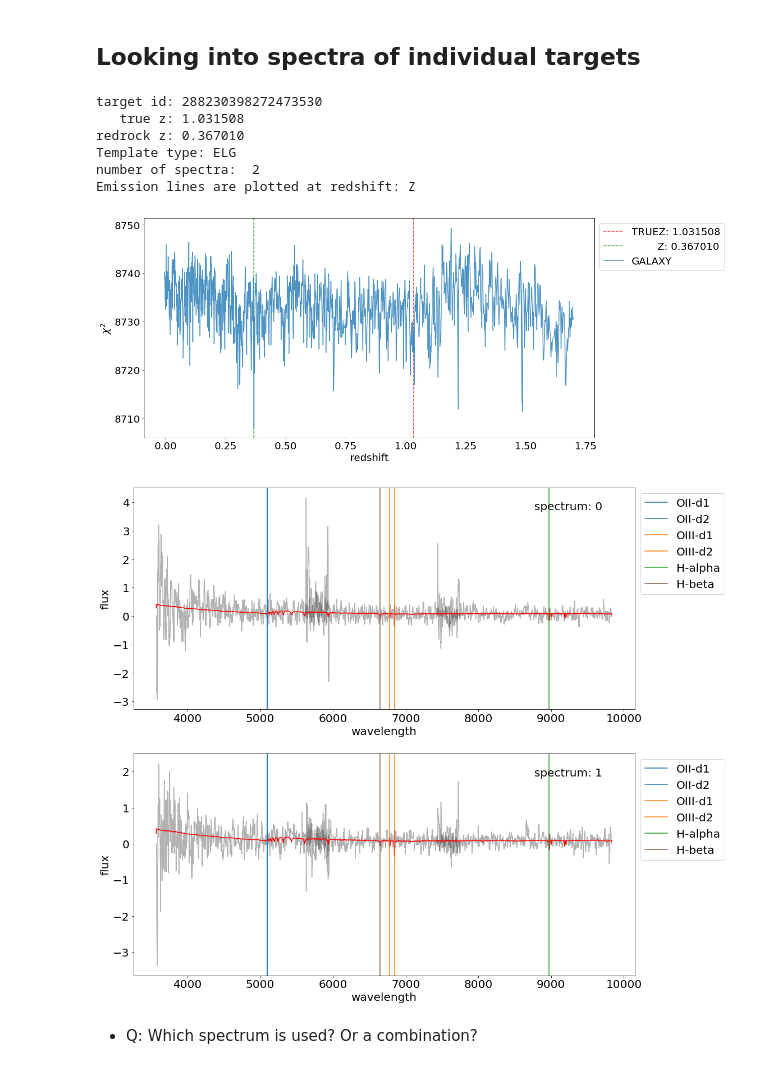
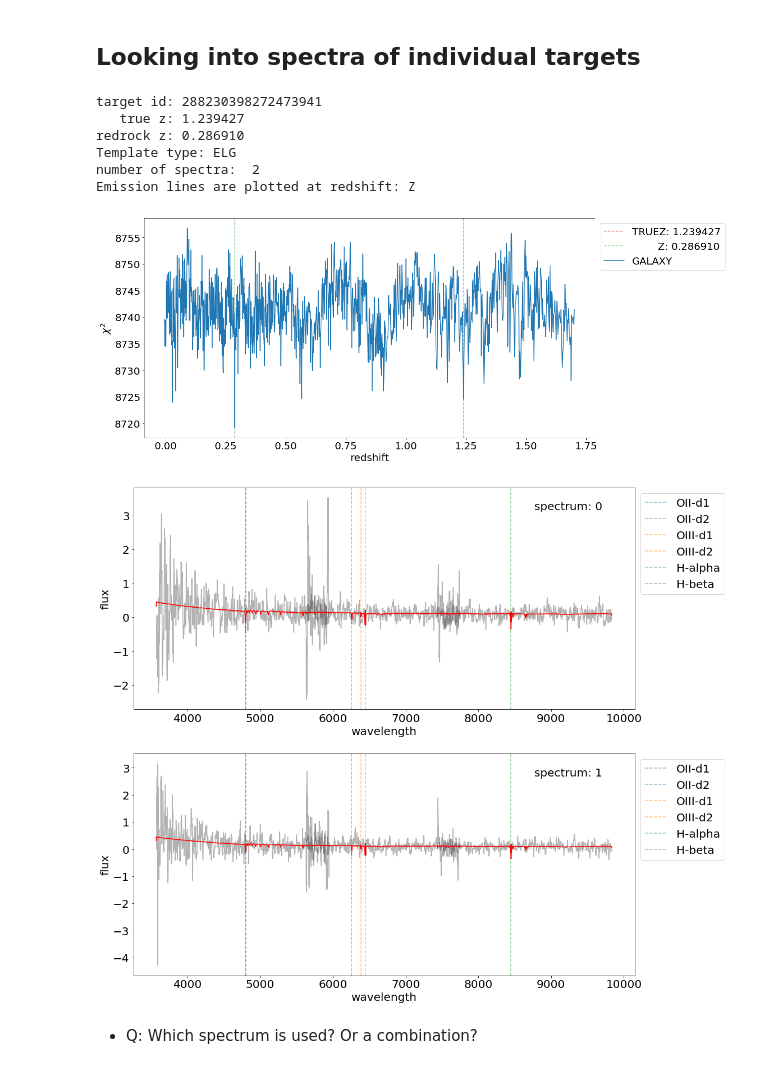
Before and after one commit to Yucheng-Zhang/desi_nbs, a Jupyter notebook: demo/elg_zfitting.ipynb, the cells around one changed output. Cells and saved outputs as stored; diff of their text form; code cells hidden in the pictures.

```diff
--- a/demo/elg_zfitting.ipynb
+++ b/demo/elg_zfitting.ipynb
@@ -547,6 +547,11 @@ def plot_spec(ax, z, specot, twave, tflux, ss=0, ks=1):
     bwave = specot.wave['b']; rwave = specot.wave['r']; zwave = specot.wave['z']
     bflux = specot.flux['b']; rflux = specot.flux['r']; zflux = specot.flux['z']
 
+    # plot a few emission lines
+    for e in emls.keys():
+        ax.axvline((1+z)*emls[e], label=e, c=eml_colors[e], alpha=0.5, ls='--')
+    ax.legend(bbox_to_anchor=(1, 1), loc='upper left')
+
     # spectral resolution
     tbflux = Resolution(specot.resolution_data['b'][0]).dot(resample_flux(specot.wave['b'], twave, tflux))
     trflux = Resolution(specot.resolution_data['r'][0]).dot(resample_flux(specot.wave['r'], twave, tflux))
@@ -558,11 +563,6 @@ def plot_spec(ax, z, specot, twave, tflux, ss=0, ks=1):
 
     ax.plot(bwave, tbflux, 'r-'); ax.plot(rwave, trflux, 'r-'); ax.plot(zwave, tzflux, 'r-')
 
-    # plot a few emission lines
-    for e in emls.keys():
-        ax.axvline((1+z)*emls[e], label=e, c=eml_colors[e])
-    ax.legend(bbox_to_anchor=(1, 1), loc='upper left')
-
     ax.text(0.8, 0.9, 'spectrum: {:d}'.format(ss), transform=ax.transAxes)
 
     ax.set_xlabel('wavelength')
@@ -571,51 +571,51 @@ def plot_spec(ax, z, specot, twave, tflux, ss=0, ks=1):
 
 def plot_chi2(ax, redshifts, zchi2, tt, truez, z):
     '''plot chi2 vs redshift'''
-    ax.axvline(truez, label='TRUEZ: {:f}'.format(truez), c='tab:red', ls='--')
-    ax.axvline(z, label='        Z: {:f}'.format(z), c='tab:green', ls='--')
-    ax.plot(redshifts, zchi2, label=tt, alpha=0.8)
+    ax.axvline(truez, label='TRUEZ: {:f}'.format(truez), c='tab:red', ls='--', alpha=0.5)
+    ax.axvline(z, label='        Z: {:f}'.format(z), c='tab:green', ls='--', alpha=0.5)
+    ax.plot(redshifts, zchi2, label=tt)
 
     ax.set_xlabel('redshift')
     ax.set_ylabel('$\chi^2$')
     ax.legend(bbox_to_anchor=(1, 1), loc='upper left')
 # %%
-idx = 4
+idx = 5
 zot = ztruth_fail[idx]
 # zot = ztruth_good[idx]
 
 tid = zot['TARGETID']
 specot = get_specot(tid)
 twave, tflux = get_tempot(tid)
 num_spec = specot.num_spectra()
 
 print('target id:', tid)
 print('   true z: {:f}'.format(zot['TRUEZ']))
 print('redrock z: {:f}'.format(zot['Z']))
 print('Template type:', zot['TEMPLATETYPE'])
 
 tt = 'GALAXY'
 redshifts, zchi2 = get_zchi2ot(tid, tt)
 fig, (ax) = plt.subplots(1, 1, figsize=(16, 8))
 plot_chi2(ax, redshifts, zchi2, tt, zot['TRUEZ'], zot['Z'])
 # ax.set_xlim(0.9, 1.1)
 
 print('number of spectra: ', num_spec)
 fig, axs = plt.subplots(num_spec, 1, figsize=(16, 8*num_spec))
 # z = zot['TRUEZ']; print('Emission lines are plotted at redshift: TRUEZ')
 z = zot['Z']; print('Emission lines are plotted at redshift: Z')
 for i, ax in enumerate(axs):
     plot_spec(ax, z, specot, twave, tflux, ss=i, ks=15)
 #     ax.set_ylim(-1, 1)
 #     ax.set_xlim(6500, 7000)
 # %% [output]
-target id: 288230398272473530
-   true z: 1.031508
-redrock z: 0.367010
+target id: 288230398272473941
+   true z: 1.239427
+redrock z: 0.286910
 Template type: ELG
 number of spectra:  2
 Emission lines are plotted at redshift: Z
-[figure, old version]
+[figure, new version]
-[figure, old version]
+[figure, new version]
 # %% [markdown]
 - Q: Which spectrum is used? Or a combination?
 # %% [markdown]
```
